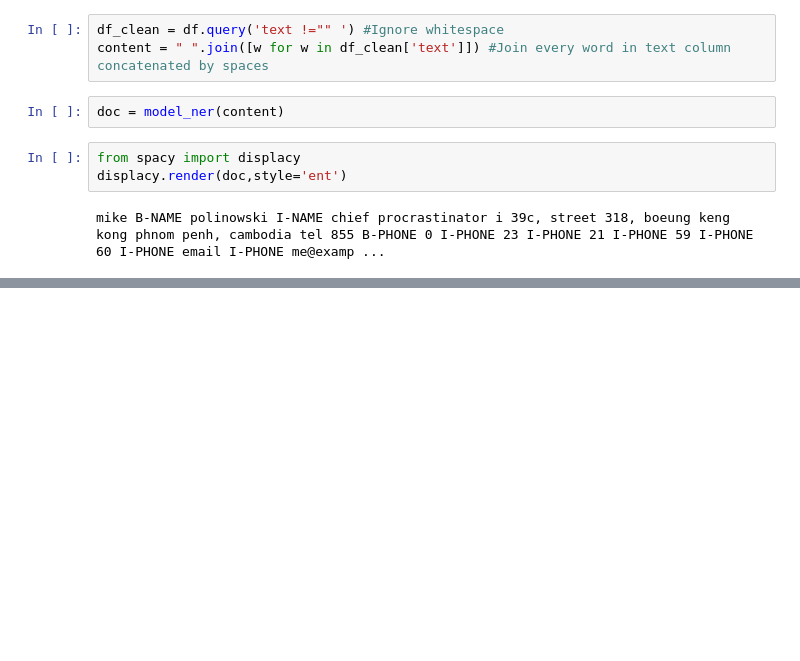
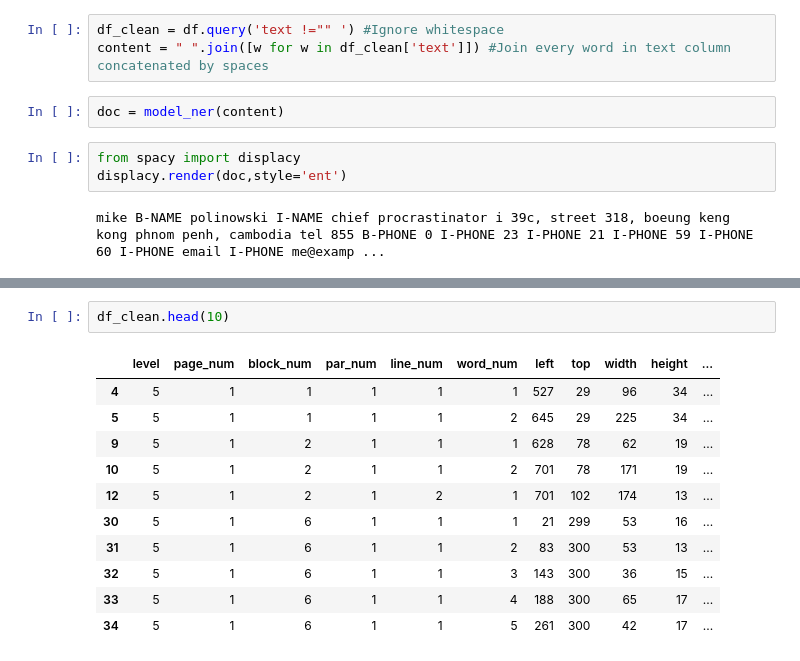
Before and after one commit to mpolinowski/tesseract-spacy-python, a Jupyter notebook: src/04_Predictions.ipynb, the cells around one changed output, grey strips where cells are left out. Saved outputs shown, nothing was run; the diff lists cells and outputs as text; blank space fills up the shorter version.

```diff
--- a/src/04_Predictions.ipynb
+++ b/src/04_Predictions.ipynb
@@ -48,0 +62,14 @@ mike B-NAME polinowski I-NAME chief procrastinator i 39c, street 318, boeung ken
+# %%
+df_clean.head(10)
+# %% [output]
+|  | level | page_num | block_num | par_num | line_num | word_num | left | top | width | height | ... |
+| 4 | 5 | 1 | 1 | 1 | 1 | 1 | 527 | 29 | 96 | 34 | ... |
+| 5 | 5 | 1 | 1 | 1 | 1 | 2 | 645 | 29 | 225 | 34 | ... |
+| 9 | 5 | 1 | 2 | 1 | 1 | 1 | 628 | 78 | 62 | 19 | ... |
+| 10 | 5 | 1 | 2 | 1 | 1 | 2 | 701 | 78 | 171 | 19 | ... |
+| 12 | 5 | 1 | 2 | 1 | 2 | 1 | 701 | 102 | 174 | 13 | ... |
+| 30 | 5 | 1 | 6 | 1 | 1 | 1 | 21 | 299 | 53 | 16 | ... |
+| 31 | 5 | 1 | 6 | 1 | 1 | 2 | 83 | 300 | 53 | 13 | ... |
+| 32 | 5 | 1 | 6 | 1 | 1 | 3 | 143 | 300 | 36 | 15 | ... |
+| 33 | 5 | 1 | 6 | 1 | 1 | 4 | 188 | 300 | 65 | 17 | ... |
+| 34 | 5 | 1 | 6 | 1 | 1 | 5 | 261 | 300 | 42 | 17 | ... |
```
Also changed, not shown: parts of 13 cells of this notebook.
